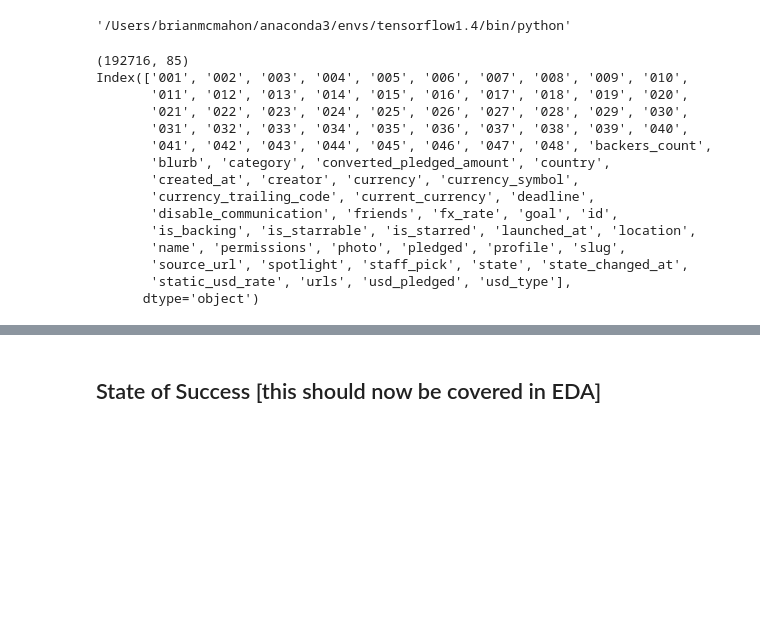
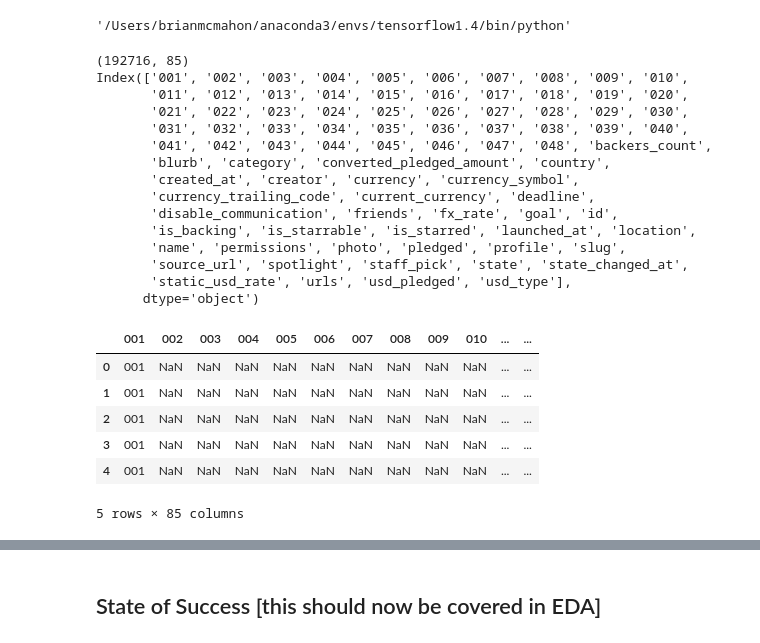
Before and after one commit to cipher813/McMahon_Metis, a Jupyter notebook: Project_3/3_Kickstarter_Export_to_SQL-DS2.ipynb, the cells around one changed output, grey strips where cells are left out. Cells and saved outputs as stored; diff of their text form; code cells hidden in the pictures; blank space fills up the shorter version.

```diff
--- a/Project_3/3_Kickstarter_Export_to_SQL-DS2.ipynb
+++ b/Project_3/3_Kickstarter_Export_to_SQL-DS2.ipynb
@@ -55,41 +55,30 @@ for csv in csv_range:
 
     frame[csv] = csv
     df = df.append(frame, ignore_index=True)
-# %%
-
-# df48 = pd.read_csv('data/Kickstarter_2018-01-12T10_20_09_196Z/Kickstarter048.csv')
-# df47 = pd.read_csv('data/Kickstarter_2018-01-12T10_20_09_196Z/Kickstarter047.csv')
-# df46 = pd.read_csv('data/Kickstarter_2018-01-12T10_20_09_196Z/Kickstarter046.csv')
-# df45 = pd.read_csv('data/Kickstarter_2018-01-12T10_20_09_196Z/Kickstarter045.csv')
-# df44 = pd.read_csv('data/Kickstarter_2018-01-12T10_20_09_196Z/Kickstarter044.csv')
-# df43 = pd.read_csv('data/Kickstarter_2018-01-12T10_20_09_196Z/Kickstarter043.csv')
-# df42 = pd.read_csv('data/Kickstarter_2018-01-12T10_20_09_196Z/Kickstarter042.csv')
-# df41 = pd.read_csv('data/Kickstarter_2018-01-12T10_20_09_196Z/Kickstarter041.csv')
-# df40 = pd.read_csv('data/Kickstarter_2018-01-12T10_20_09_196Z/Kickstarter040.csv')
-# df39 = pd.read_csv('data/Kickstarter_2018-01-12T10_20_09_196Z/Kickstarter039.csv')
-# df38 = pd.read_csv('data/Kickstarter_2018-01-12T10_20_09_196Z/Kickstarter038.csv')
-
-
-# frames = [df38,df39,df40,df41,df42,df43,df44,df45,df46,df47,df48]
-
-# df = pd.concat(frames)
-
-print(df.shape)
-print(df.columns)
-# df.head()
-# %% [output]
-(192716, 85)
-Index(['001', '002', '003', '004', '005', '006', '007', '008', '009', '010',
-       '011', '012', '013', '014', '015', '016', '017', '018', '019', '020',
-       '021', '022', '023', '024', '025', '026', '027', '028', '029', '030',
-       '031', '032', '033', '034', '035', '036', '037', '038', '039', '040',
-       '041', '042', '043', '044', '045', '046', '047', '048', 'backers_count',
-       'blurb', 'category', 'converted_pledged_amount', 'country',
-       'created_at', 'creator', 'currency', 'currency_symbol',
-       'currency_trailing_code', 'current_currency', 'deadline',
-       'disable_communication', 'friends', 'fx_rate', 'goal', 'id',
-       'is_backing', 'is_starrable', 'is_starred', 'launched_at', 'location',
-       'name', 'permissions', 'photo', 'pledged', 'profile', 'slug',
-       'source_url', 'spotlight', 'staff_pick', 'state', 'state_changed_at',
-       'static_usd_rate', 'urls', 'usd_pledged', 'usd_type'],
-      dtype='object')
+# %%
+print(df.shape)
+print(df.columns)
+df.head()
+# %% [output]
+(192716, 85)
+Index(['001', '002', '003', '004', '005', '006', '007', '008', '009', '010',
+       '011', '012', '013', '014', '015', '016', '017', '018', '019', '020',
+       '021', '022', '023', '024', '025', '026', '027', '028', '029', '030',
+       '031', '032', '033', '034', '035', '036', '037', '038', '039', '040',
+       '041', '042', '043', '044', '045', '046', '047', '048', 'backers_count',
+       'blurb', 'category', 'converted_pledged_amount', 'country',
+       'created_at', 'creator', 'currency', 'currency_symbol',
+       'currency_trailing_code', 'current_currency', 'deadline',
+       'disable_communication', 'friends', 'fx_rate', 'goal', 'id',
+       'is_backing', 'is_starrable', 'is_starred', 'launched_at', 'location',
+       'name', 'permissions', 'photo', 'pledged', 'profile', 'slug',
+       'source_url', 'spotlight', 'staff_pick', 'state', 'state_changed_at',
+       'static_usd_rate', 'urls', 'usd_pledged', 'usd_type'],
+      dtype='object')
+|  | 001 | 002 | 003 | 004 | 005 | 006 | 007 | 008 | 009 | 010 | ... | ... |
+| 0 | 001 | NaN | NaN | NaN | NaN | NaN | NaN | NaN | NaN | NaN | ... | ... |
+| 1 | 001 | NaN | NaN | NaN | NaN | NaN | NaN | NaN | NaN | NaN | ... | ... |
+| 2 | 001 | NaN | NaN | NaN | NaN | NaN | NaN | NaN | NaN | NaN | ... | ... |
+| 3 | 001 | NaN | NaN | NaN | NaN | NaN | NaN | NaN | NaN | NaN | ... | ... |
+| 4 | 001 | NaN | NaN | NaN | NaN | NaN | NaN | NaN | NaN | NaN | ... | ... |
+5 rows × 85 columns
```
Also changed, not shown: parts of 24 cells of this notebook, 8 other files.
